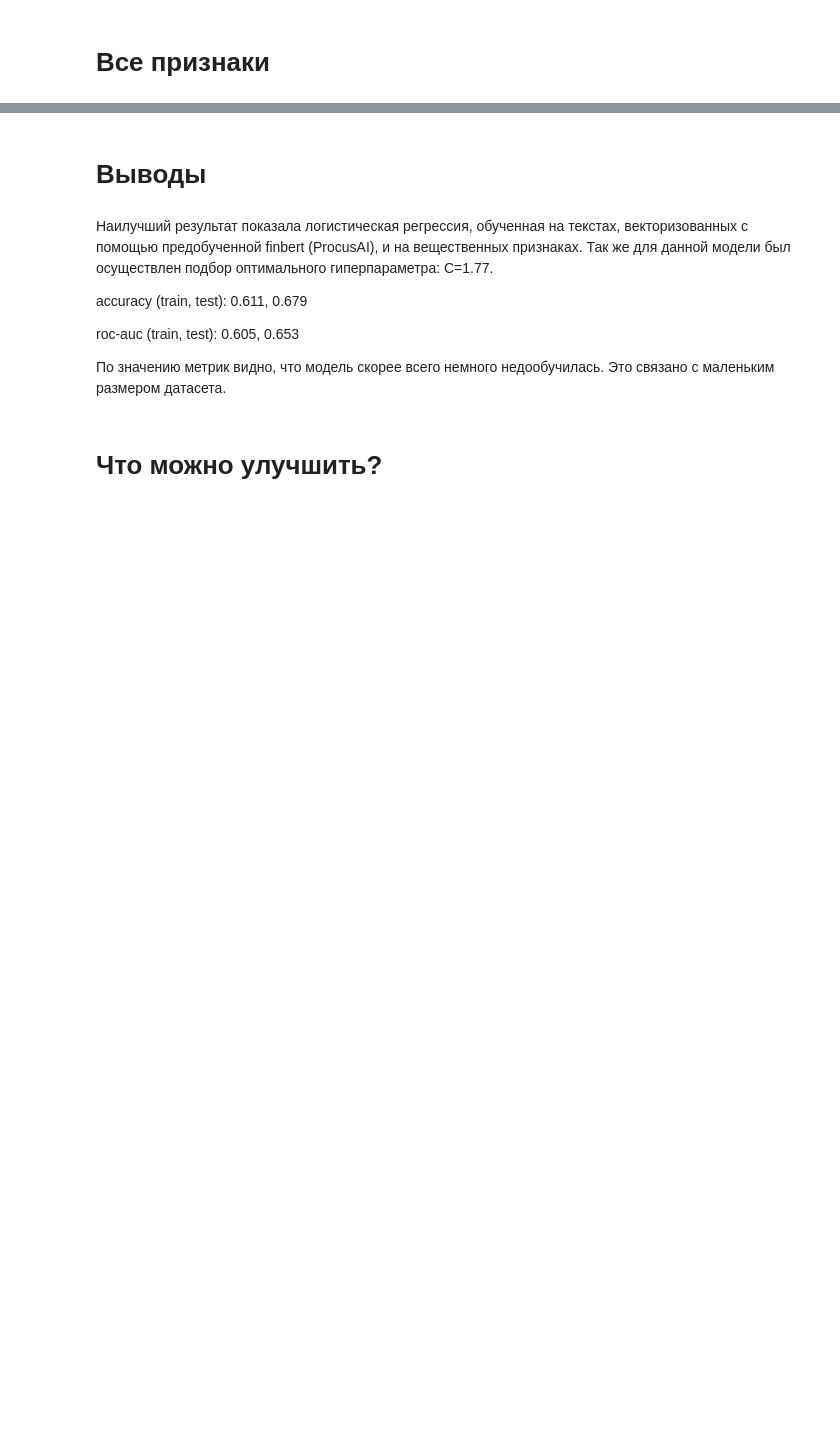
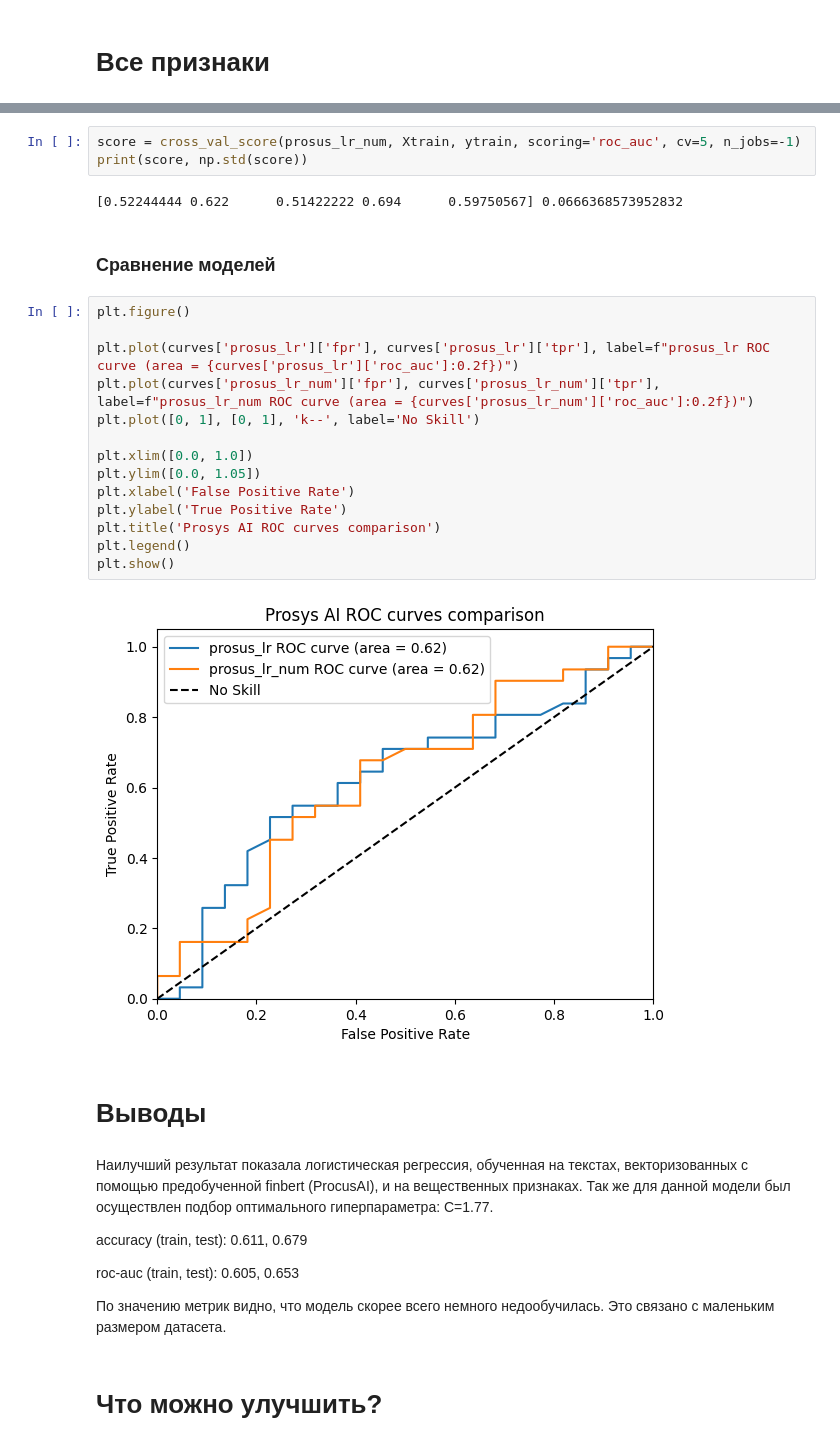
Before and after one commit to vasilyryabtsev/futures-price-prediction, a Jupyter notebook: twitter/ML_methods.ipynb, the cells around one changed output, grey strips where cells are left out. Drawn from its saved outputs; the diff is of its cells as text; blank space fills up the shorter version.

Commit message:
fix, add plot

```diff
--- a/twitter/ML_methods.ipynb
+++ b/twitter/ML_methods.ipynb
@@ -481,3 +557,26 @@ df
+# %%
+score = cross_val_score(prosus_lr_num, Xtrain, ytrain, scoring='roc_auc', cv=5, n_jobs=-1)
+print(score, np.std(score))
+# %% [output]
+[0.52244444 0.622      0.51422222 0.694      0.59750567] 0.0666368573952832
+# %% [markdown]
+### Сравнение моделей
+# %%
+plt.figure()
+
+plt.plot(curves['prosus_lr']['fpr'], curves['prosus_lr']['tpr'], label=f"prosus_lr ROC curve (area = {curves['prosus_lr']['roc_auc']:0.2f})")
+plt.plot(curves['prosus_lr_num']['fpr'], curves['prosus_lr_num']['tpr'], label=f"prosus_lr_num ROC curve (area = {curves['prosus_lr_num']['roc_auc']:0.2f})")
+plt.plot([0, 1], [0, 1], 'k--', label='No Skill')
+
+plt.xlim([0.0, 1.0])
+plt.ylim([0.0, 1.05])
+plt.xlabel('False Positive Rate')
+plt.ylabel('True Positive Rate')
+plt.title('Prosys AI ROC сurves comparison')
+plt.legend()
+plt.show()
+# %% [output]
+[figure, added]
 # %% [markdown]
 # Выводы
 # %% [markdown]
```
Also changed, not shown: parts of 16 cells of this notebook.
